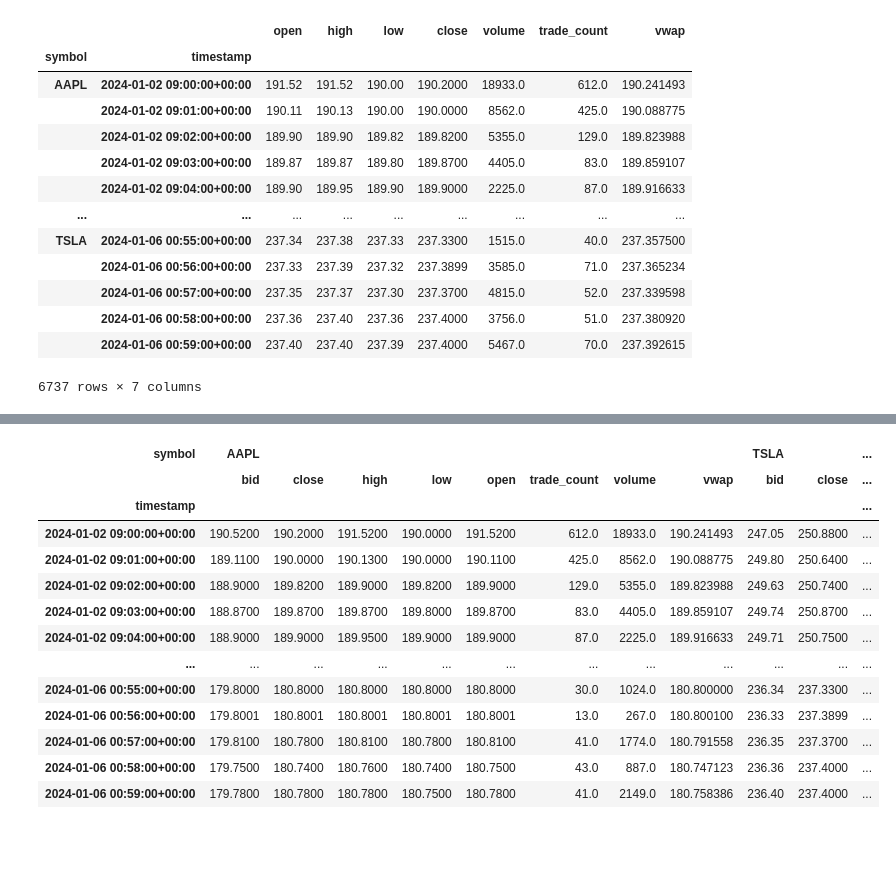
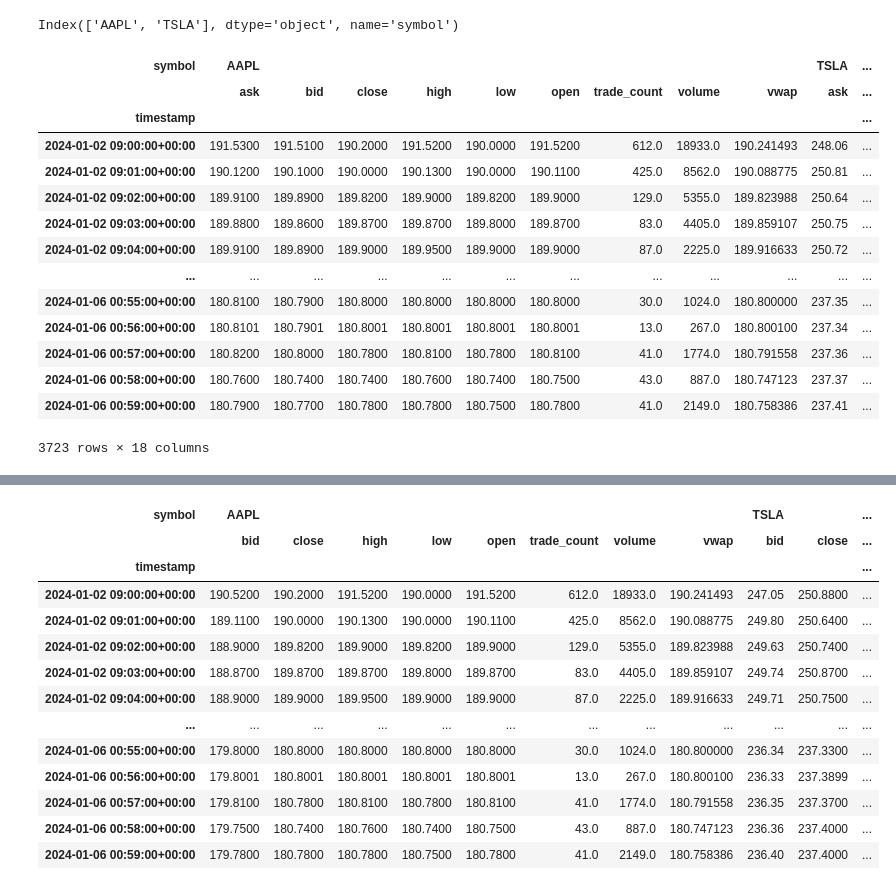
Before and after one commit to iraresmihai/tradingBot, a Jupyter notebook: simulatorv1/Untitled.ipynb, the cells around one changed output, grey strips where cells are left out. Drawn from its saved outputs; the diff is of its cells as text; code cells hidden in the pictures; blank space fills up the shorter version.

```diff
--- a/simulatorv1/Untitled.ipynb
+++ b/simulatorv1/Untitled.ipynb
@@ -1,20 +1,31 @@
 # %%
 import pandas as pd
+from InfoCreate import InfoCreate
 
-df = pd.read_parquet("aapl_tsla_daily_2024.parquet")
-df
+aux = InfoCreate(["aapl_tsla_daily_2024.parquet"], ["AAPL", "TSLA"], "2024-01-02 09:00:00+00:00", "2024-01-06 00:59:00+00:00", None, 0.01)
+
+df = aux.data
-# %% [output]
-|  |  | open | high | low | close | volume | trade_count | vwap |
-| symbol | timestamp |  |  |  |  |  |  |  |
-| AAPL | 2024-01-02 09:00:00+00:00 | 191.52 | 191.52 | 190.00 | 190.2000 | 18933.0 | 612.0 | 190.241493 |
-|  | 2024-01-02 09:01:00+00:00 | 190.11 | 190.13 | 190.00 | 190.0000 | 8562.0 | 425.0 | 190.088775 |
-|  | 2024-01-02 09:02:00+00:00 | 189.90 | 189.90 | 189.82 | 189.8200 | 5355.0 | 129.0 | 189.823988 |
-|  | 2024-01-02 09:03:00+00:00 | 189.87 | 189.87 | 189.80 | 189.8700 | 4405.0 | 83.0 | 189.859107 |
-|  | 2024-01-02 09:04:00+00:00 | 189.90 | 189.95 | 189.90 | 189.9000 | 2225.0 | 87.0 | 189.916633 |
-| ... | ... | ... | ... | ... | ... | ... | ... | ... |
-| TSLA | 2024-01-06 00:55:00+00:00 | 237.34 | 237.38 | 237.33 | 237.3300 | 1515.0 | 40.0 | 237.357500 |
-|  | 2024-01-06 00:56:00+00:00 | 237.33 | 237.39 | 237.32 | 237.3899 | 3585.0 | 71.0 | 237.365234 |
-|  | 2024-01-06 00:57:00+00:00 | 237.35 | 237.37 | 237.30 | 237.3700 | 4815.0 | 52.0 | 237.339598 |
-|  | 2024-01-06 00:58:00+00:00 | 237.36 | 237.40 | 237.36 | 237.4000 | 3756.0 | 51.0 | 237.380920 |
-|  | 2024-01-06 00:59:00+00:00 | 237.40 | 237.40 | 237.39 | 237.4000 | 5467.0 | 70.0 | 237.392615 |
-6737 rows × 7 columns
+# %%
+sym = df.columns.get_level_values("symbol").unique()
+sym
+# %% [output]
+Index(['AAPL', 'TSLA'], dtype='object', name='symbol')
+# %%
+data = df.copy()
+data
+# %% [output]
+| symbol | AAPL |  |  |  |  |  |  |  |  | TSLA | ... |
+|  | ask | bid | close | high | low | open | trade_count | volume | vwap | ask | ... |
+| timestamp |  |  |  |  |  |  |  |  |  |  | ... |
+| 2024-01-02 09:00:00+00:00 | 191.5300 | 191.5100 | 190.2000 | 191.5200 | 190.0000 | 191.5200 | 612.0 | 18933.0 | 190.241493 | 248.06 | ... |
+| 2024-01-02 09:01:00+00:00 | 190.1200 | 190.1000 | 190.0000 | 190.1300 | 190.0000 | 190.1100 | 425.0 | 8562.0 | 190.088775 | 250.81 | ... |
+| 2024-01-02 09:02:00+00:00 | 189.9100 | 189.8900 | 189.8200 | 189.9000 | 189.8200 | 189.9000 | 129.0 | 5355.0 | 189.823988 | 250.64 | ... |
+| 2024-01-02 09:03:00+00:00 | 189.8800 | 189.8600 | 189.8700 | 189.8700 | 189.8000 | 189.8700 | 83.0 | 4405.0 | 189.859107 | 250.75 | ... |
+| 2024-01-02 09:04:00+00:00 | 189.9100 | 189.8900 | 189.9000 | 189.9500 | 189.9000 | 189.9000 | 87.0 | 2225.0 | 189.916633 | 250.72 | ... |
+| ... | ... | ... | ... | ... | ... | ... | ... | ... | ... | ... | ... |
+| 2024-01-06 00:55:00+00:00 | 180.8100 | 180.7900 | 180.8000 | 180.8000 | 180.8000 | 180.8000 | 30.0 | 1024.0 | 180.800000 | 237.35 | ... |
+| 2024-01-06 00:56:00+00:00 | 180.8101 | 180.7901 | 180.8001 | 180.8001 | 180.8001 | 180.8001 | 13.0 | 267.0 | 180.800100 | 237.34 | ... |
+| 2024-01-06 00:57:00+00:00 | 180.8200 | 180.8000 | 180.7800 | 180.8100 | 180.7800 | 180.8100 | 41.0 | 1774.0 | 180.791558 | 237.36 | ... |
+| 2024-01-06 00:58:00+00:00 | 180.7600 | 180.7400 | 180.7400 | 180.7600 | 180.7400 | 180.7500 | 43.0 | 887.0 | 180.747123 | 237.37 | ... |
+| 2024-01-06 00:59:00+00:00 | 180.7900 | 180.7700 | 180.7800 | 180.7800 | 180.7500 | 180.7800 | 41.0 | 2149.0 | 180.758386 | 237.41 | ... |
+3723 rows × 18 columns
```
Also changed, not shown: parts of 9 cells of this notebook, 15 other files.
